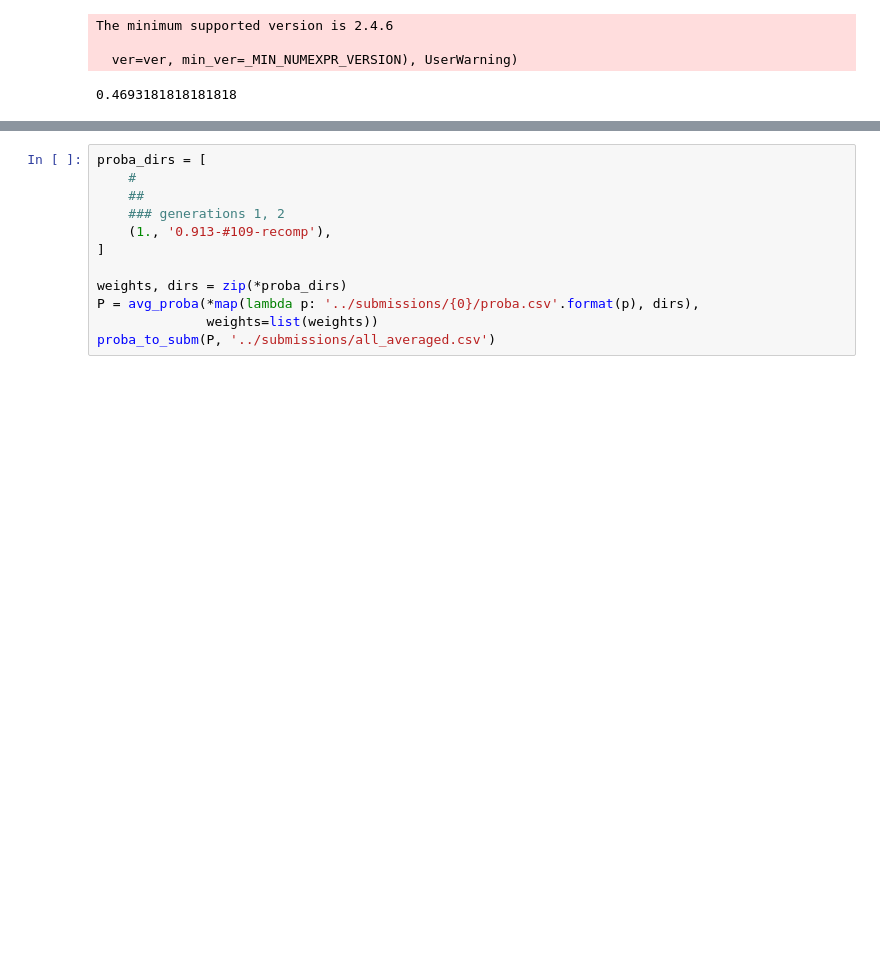
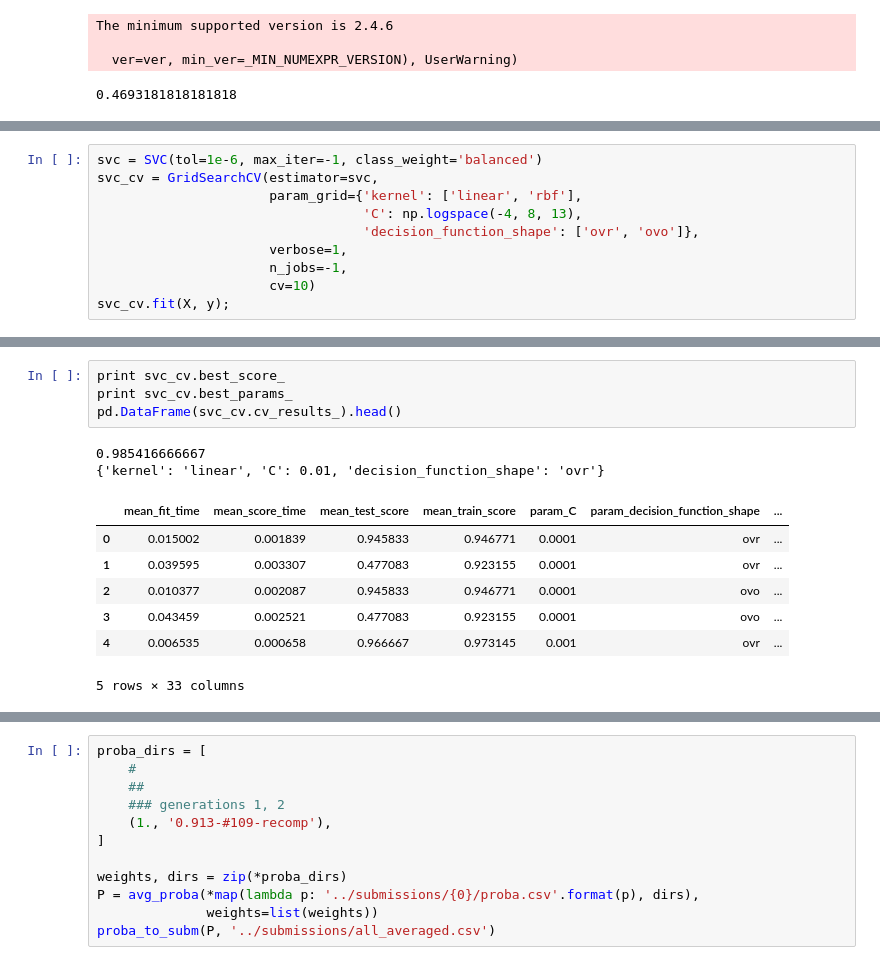
Before and after one commit to yell/kaggle-camera, a Jupyter notebook: notebooks/subm_tools.ipynb, the cells around one changed output, grey strips where cells are left out. Saved outputs shown, nothing was run; the diff lists cells and outputs as text; blank space fills up the shorter version.

```diff
--- a/notebooks/subm_tools.ipynb
+++ b/notebooks/subm_tools.ipynb
@@ -164,0 +269,10 @@ proba_to_subm(P, '../submissions/averaged_gen4.csv')
+# %%
+svc = SVC(tol=1e-6, max_iter=-1, class_weight='balanced')
+svc_cv = GridSearchCV(estimator=svc,
+                      param_grid={'kernel': ['linear', 'rbf'],
+                                  'C': np.logspace(-4, 8, 13),
+                                  'decision_function_shape': ['ovr', 'ovo']},
+                      verbose=1,
+                      n_jobs=-1,
+                      cv=10)
+svc_cv.fit(X, y);
@@ -164,0 +283,14 @@ proba_to_subm(P, '../submissions/averaged_gen4.csv')
+# %%
+print svc_cv.best_score_
+print svc_cv.best_params_
+pd.DataFrame(svc_cv.cv_results_).head()
+# %% [output]
+0.985416666667
+{'kernel': 'linear', 'C': 0.01, 'decision_function_shape': 'ovr'}
+|  | mean_fit_time | mean_score_time | mean_test_score | mean_train_score | param_C | param_decision_function_shape | ... |
+| 0 | 0.015002 | 0.001839 | 0.945833 | 0.946771 | 0.0001 | ovr | ... |
+| 1 | 0.039595 | 0.003307 | 0.477083 | 0.923155 | 0.0001 | ovr | ... |
+| 2 | 0.010377 | 0.002087 | 0.945833 | 0.946771 | 0.0001 | ovo | ... |
+| 3 | 0.043459 | 0.002521 | 0.477083 | 0.923155 | 0.0001 | ovo | ... |
+| 4 | 0.006535 | 0.000658 | 0.966667 | 0.973145 | 0.001 | ovr | ... |
+5 rows × 33 columns
```
Also changed, not shown: parts of 30 cells of this notebook.
